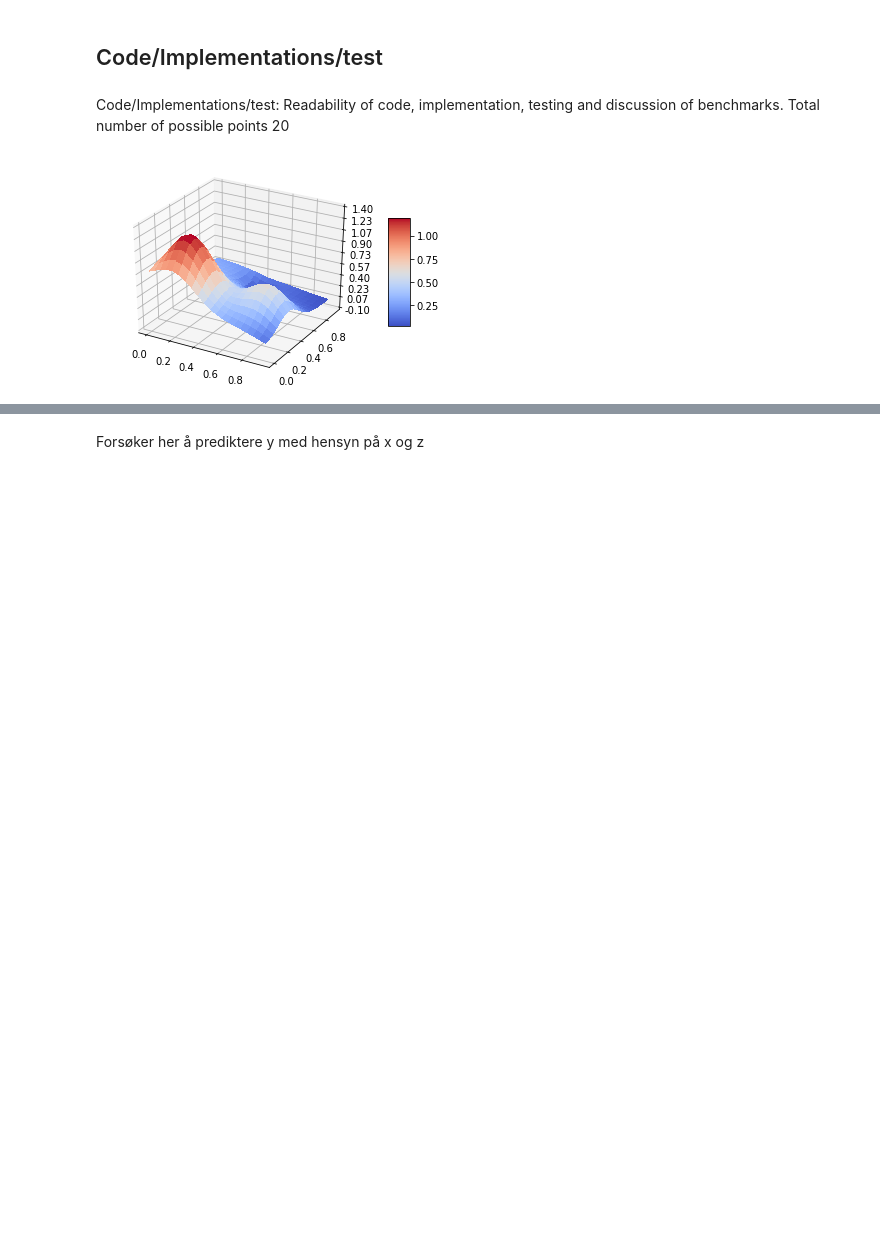
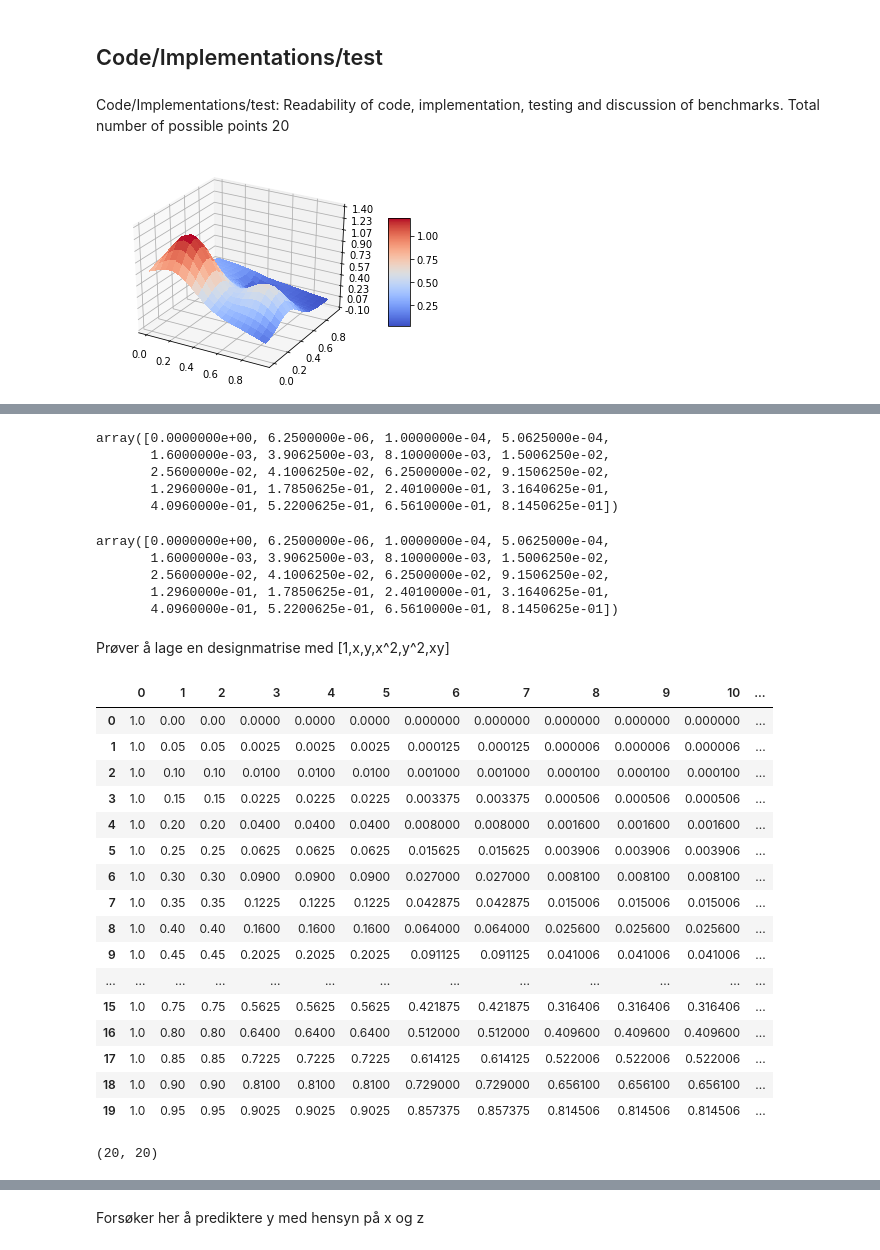
Before and after one commit to Skoppling90/FYS-STK4155-Project-1, a Jupyter notebook: Project number 1.ipynb, the cells around one changed output, grey strips where cells are left out. Saved outputs shown, nothing was run; the diff lists cells and outputs as text; code cells hidden in the pictures; blank space fills up the shorter version.

```diff
--- a/Project number 1.ipynb
+++ b/Project number 1.ipynb
@@ -102,0 +153,50 @@ plt.show()
+# %%
+(x[0]**2)*(y.T[0]**2)
+# %% [output]
+array([0.0000000e+00, 6.2500000e-06, 1.0000000e-04, 5.0625000e-04,
+       1.6000000e-03, 3.9062500e-03, 8.1000000e-03, 1.5006250e-02,
+       2.5600000e-02, 4.1006250e-02, 6.2500000e-02, 9.1506250e-02,
+       1.2960000e-01, 1.7850625e-01, 2.4010000e-01, 3.1640625e-01,
+       4.0960000e-01, 5.2200625e-01, 6.5610000e-01, 8.1450625e-01])
+# %%
+x[0]**2*y.T[0]**2
+# %% [output]
+array([0.0000000e+00, 6.2500000e-06, 1.0000000e-04, 5.0625000e-04,
+       1.6000000e-03, 3.9062500e-03, 8.1000000e-03, 1.5006250e-02,
+       2.5600000e-02, 4.1006250e-02, 6.2500000e-02, 9.1506250e-02,
+       1.2960000e-01, 1.7850625e-01, 2.4010000e-01, 3.1640625e-01,
+       4.0960000e-01, 5.2200625e-01, 6.5610000e-01, 8.1450625e-01])
+# %% [markdown]
+Prøver å lage en designmatrise med [1,x,y,x^2,y^2,xy]
+# %%
+xb=np.array([np.ones(len(x)),x[0],y.T[0],x[0]**2,y.T[0]**2, x[0]*y.T[0], x[0]**3, y.T[0]**3, x[0]**2*y.T[0]**2, x[0]**4, y.T[0]**4, x[0]**3*y.T[0]**3, x[0]**5, y.T[0]**5, x[0]**4*y.T[0]**4, x[0]**6, y.T[0]**6, x[0]**5*y.T[0]**5, x[0]**7, y.T[0]**7]).T
+#beta=np.linalg.inv(xb.T.dot(xb)).dot(xb.T).dot(z)
+#x_pred=np.linspace(0,1,100)
+#y_pred=beta[0]+x_pred*beta[1]+x_pred**2*beta[2]
+#return x_pred, y_pred
+# %%
+import pandas as pd
+xb_dataframe=pd.DataFrame(data=xb)
+xb_dataframe
+# %% [output]
+|  | 0 | 1 | 2 | 3 | 4 | 5 | 6 | 7 | 8 | 9 | 10 | ... |
+| 0 | 1.0 | 0.00 | 0.00 | 0.0000 | 0.0000 | 0.0000 | 0.000000 | 0.000000 | 0.000000 | 0.000000 | 0.000000 | ... |
+| 1 | 1.0 | 0.05 | 0.05 | 0.0025 | 0.0025 | 0.0025 | 0.000125 | 0.000125 | 0.000006 | 0.000006 | 0.000006 | ... |
+| 2 | 1.0 | 0.10 | 0.10 | 0.0100 | 0.0100 | 0.0100 | 0.001000 | 0.001000 | 0.000100 | 0.000100 | 0.000100 | ... |
+| 3 | 1.0 | 0.15 | 0.15 | 0.0225 | 0.0225 | 0.0225 | 0.003375 | 0.003375 | 0.000506 | 0.000506 | 0.000506 | ... |
+| 4 | 1.0 | 0.20 | 0.20 | 0.0400 | 0.0400 | 0.0400 | 0.008000 | 0.008000 | 0.001600 | 0.001600 | 0.001600 | ... |
+| 5 | 1.0 | 0.25 | 0.25 | 0.0625 | 0.0625 | 0.0625 | 0.015625 | 0.015625 | 0.003906 | 0.003906 | 0.003906 | ... |
+| 6 | 1.0 | 0.30 | 0.30 | 0.0900 | 0.0900 | 0.0900 | 0.027000 | 0.027000 | 0.008100 | 0.008100 | 0.008100 | ... |
+| 7 | 1.0 | 0.35 | 0.35 | 0.1225 | 0.1225 | 0.1225 | 0.042875 | 0.042875 | 0.015006 | 0.015006 | 0.015006 | ... |
+| 8 | 1.0 | 0.40 | 0.40 | 0.1600 | 0.1600 | 0.1600 | 0.064000 | 0.064000 | 0.025600 | 0.025600 | 0.025600 | ... |
+| 9 | 1.0 | 0.45 | 0.45 | 0.2025 | 0.2025 | 0.2025 | 0.091125 | 0.091125 | 0.041006 | 0.041006 | 0.041006 | ... |
+| ... | ... | ... | ... | ... | ... | ... | ... | ... | ... | ... | ... | ... |
+| 15 | 1.0 | 0.75 | 0.75 | 0.5625 | 0.5625 | 0.5625 | 0.421875 | 0.421875 | 0.316406 | 0.316406 | 0.316406 | ... |
+| 16 | 1.0 | 0.80 | 0.80 | 0.6400 | 0.6400 | 0.6400 | 0.512000 | 0.512000 | 0.409600 | 0.409600 | 0.409600 | ... |
+| 17 | 1.0 | 0.85 | 0.85 | 0.7225 | 0.7225 | 0.7225 | 0.614125 | 0.614125 | 0.522006 | 0.522006 | 0.522006 | ... |
+| 18 | 1.0 | 0.90 | 0.90 | 0.8100 | 0.8100 | 0.8100 | 0.729000 | 0.729000 | 0.656100 | 0.656100 | 0.656100 | ... |
+| 19 | 1.0 | 0.95 | 0.95 | 0.9025 | 0.9025 | 0.9025 | 0.857375 | 0.857375 | 0.814506 | 0.814506 | 0.814506 | ... |
+# %%
+xb.shape
+# %% [output]
+(20, 20)
```
Also changed, not shown: parts of 39 cells of this notebook, 1 other file.
